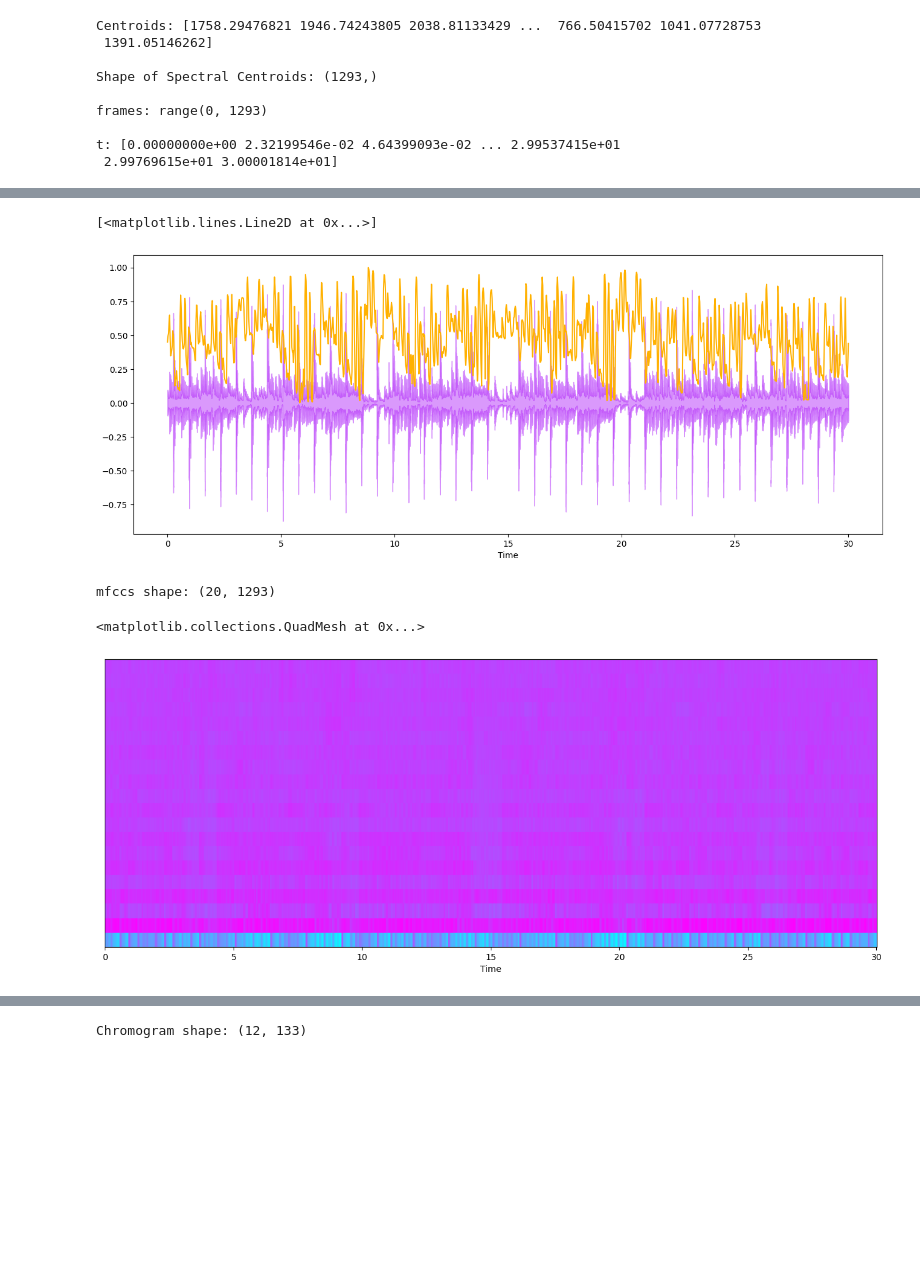
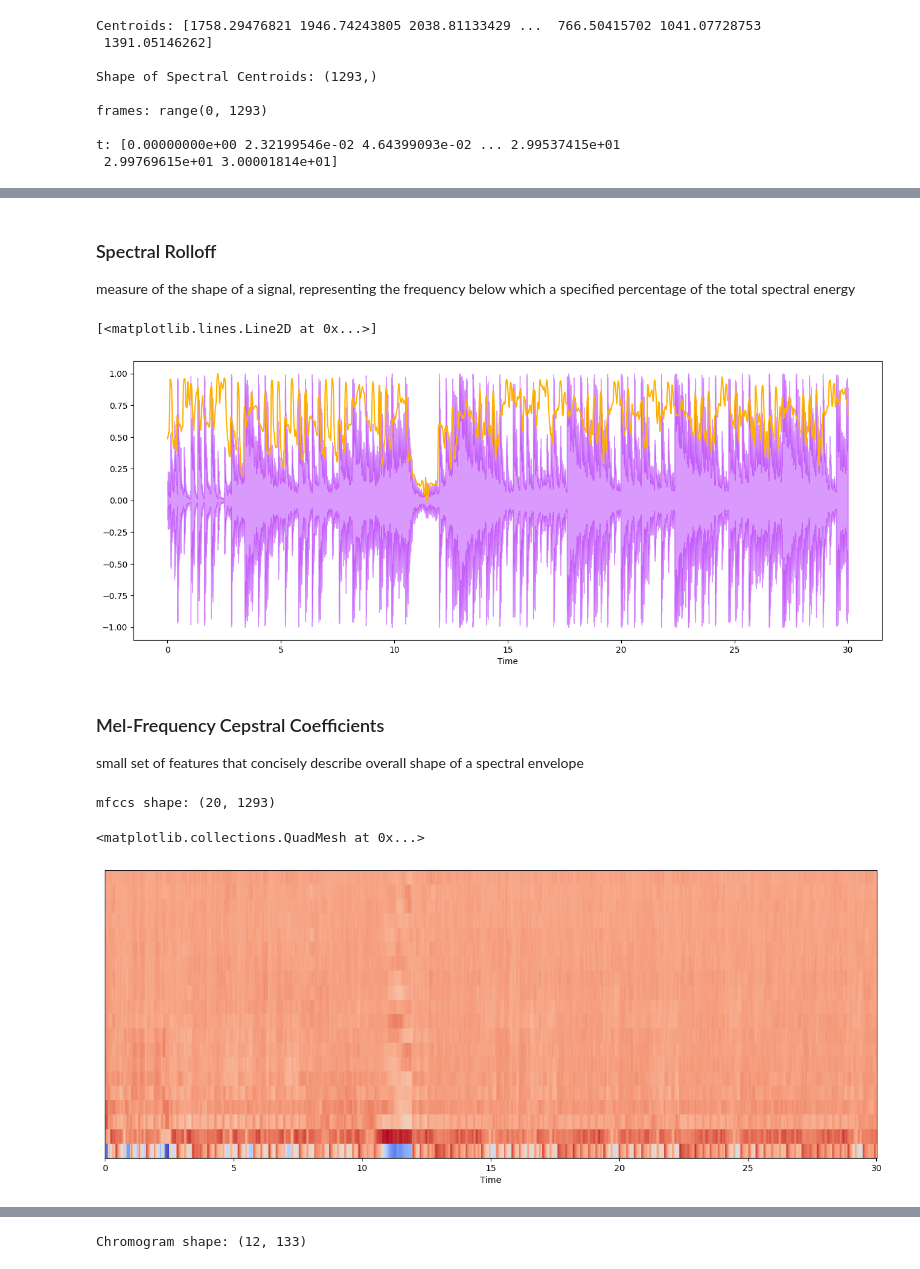
Before and after one commit to mjzhang21/MusicGenreClassifier, a Jupyter notebook: notebooks/01_EDA.ipynb, the cells around one changed output, grey strips where cells are left out. Saved outputs shown, nothing was run; the diff lists cells and outputs as text; code cells hidden in the pictures; blank space fills up the shorter version.

```diff
--- a/notebooks/01_EDA.ipynb
+++ b/notebooks/01_EDA.ipynb
@@ -20,7 +20,7 @@ print(list(os.listdir(f"{general_path}/genres_original/")))
 ['blues', 'classical', 'country', 'disco', 'hiphop', 'jazz', 'metal', 'pop', 'reggae', 'rock']
 # %%
 # Importing 1 file
-y, sr = librosa.load(f"{general_path}/genres_original/rock/rock.00036.wav")
+y, sr = librosa.load(f"{general_path}/genres_original/pop/pop.00021.wav")
 
 print("y:", y, "\n")
 print("y shape:", np.shape(y), "\n")
@@ -196,3 +208,7 @@ plt.plot(t, normalize(spectral_centroids), color="#FFB100")
+# %% [markdown]
+### Spectral Rolloff
+
+measure of the shape of a signal, representing the frequency below which a specified percentage of the total spectral energy
 # %%
 # Spectral RollOff Vector
 spectral_rolloff = librosa.feature.spectral_rolloff(y=audio_file, sr=sr)[0]
@@ -203,18 +219,22 @@ librosa.display.waveshow(audio_file, sr=sr, alpha=0.4, color="#A300F9")
 plt.plot(t, normalize(spectral_rolloff), color="#FFB100")
 # %% [output]
 [<matplotlib.lines.Line2D at 0x...>]
-[figure, old version]
+[figure, new version]
+# %% [markdown]
+### Mel-Frequency Cepstral Coefficients
+
+small set of features that concisely describe overall shape of a spectral envelope
 # %%
 mfccs = librosa.feature.mfcc(y=audio_file, sr=sr)
 print("mfccs shape:", mfccs.shape)
 
 # Displaying  the MFCCs:
 plt.figure(figsize=(16, 6))
-librosa.display.specshow(mfccs, sr=sr, x_axis="time", cmap="cool")
+librosa.display.specshow(mfccs, sr=sr, x_axis="time")
 # %% [output]
 mfccs shape: (20, 1293)
 <matplotlib.collections.QuadMesh at 0x...>
-[figure, old version]
+[figure, new version]
 # %%
 # Perform Feature Scaling
 mfccs = sklearn.preprocessing.scale(mfccs, axis=1)
```
Also changed, not shown: parts of 12 cells of this notebook.
